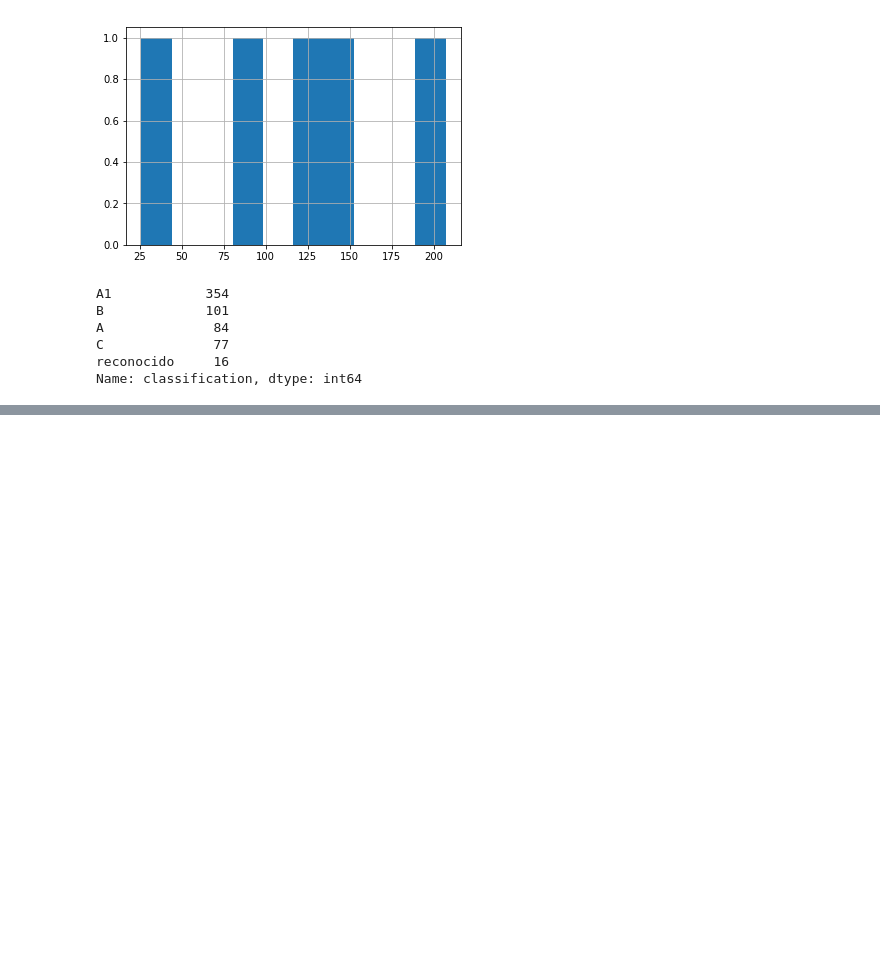
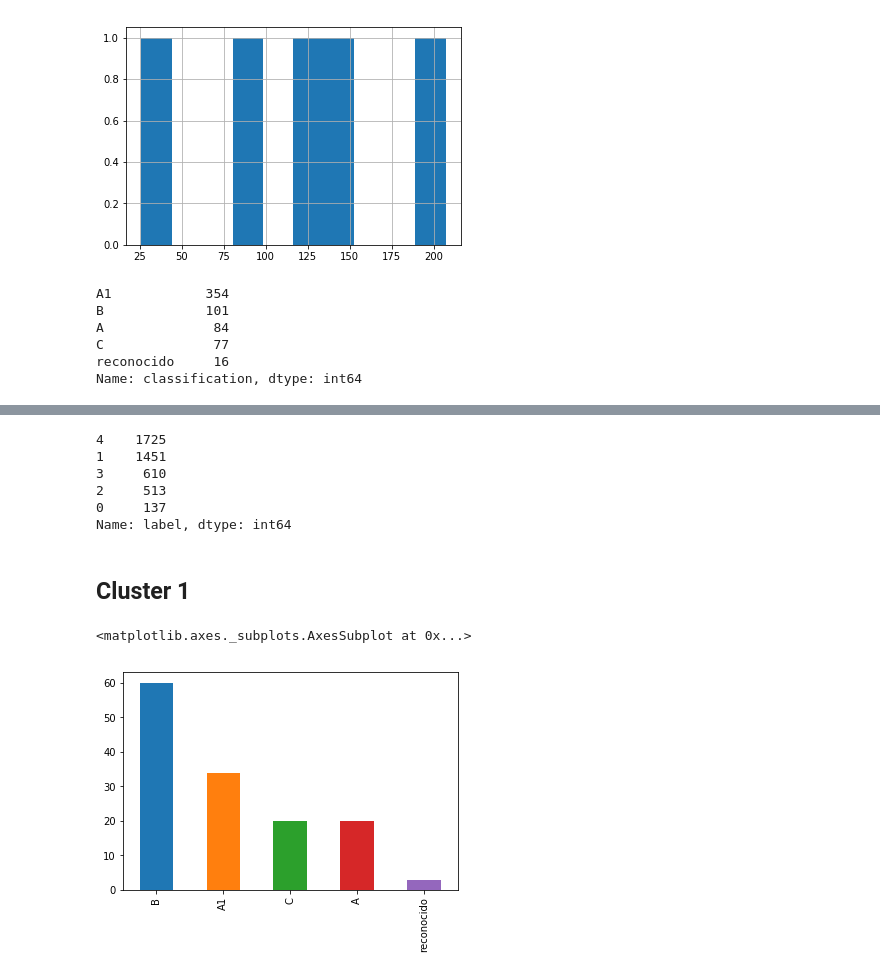
Before and after one commit to leiverandres/grupvis-bk, a Jupyter notebook: script/clustering/exploring_data.ipynb, the cells around one changed output, grey strips where cells are left out. Drawn from its saved outputs; the diff is of its cells as text; code cells hidden in the pictures; blank space fills up the shorter version.

```diff
--- a/script/clustering/exploring_data.ipynb
+++ b/script/clustering/exploring_data.ipynb
@@ -104,0 +124,18 @@ Name: classification, dtype: int64
+# %%
+out_df['label'].value_counts()
+# %% [output]
+4    1725
+1    1451
+3     610
+2     513
+0     137
+Name: label, dtype: int64
+# %% [markdown]
+## Cluster 1
+# %%
+label_0 = out_df[out_df['label'] == 0]
+label_0.index
+df[df.index.isin(label_0.index)]['classification'].value_counts().plot.bar()
+# %% [output]
+<matplotlib.axes._subplots.AxesSubplot at 0x...>
+[figure, added]
```
Also changed, not shown: parts of 19 cells of this notebook.
